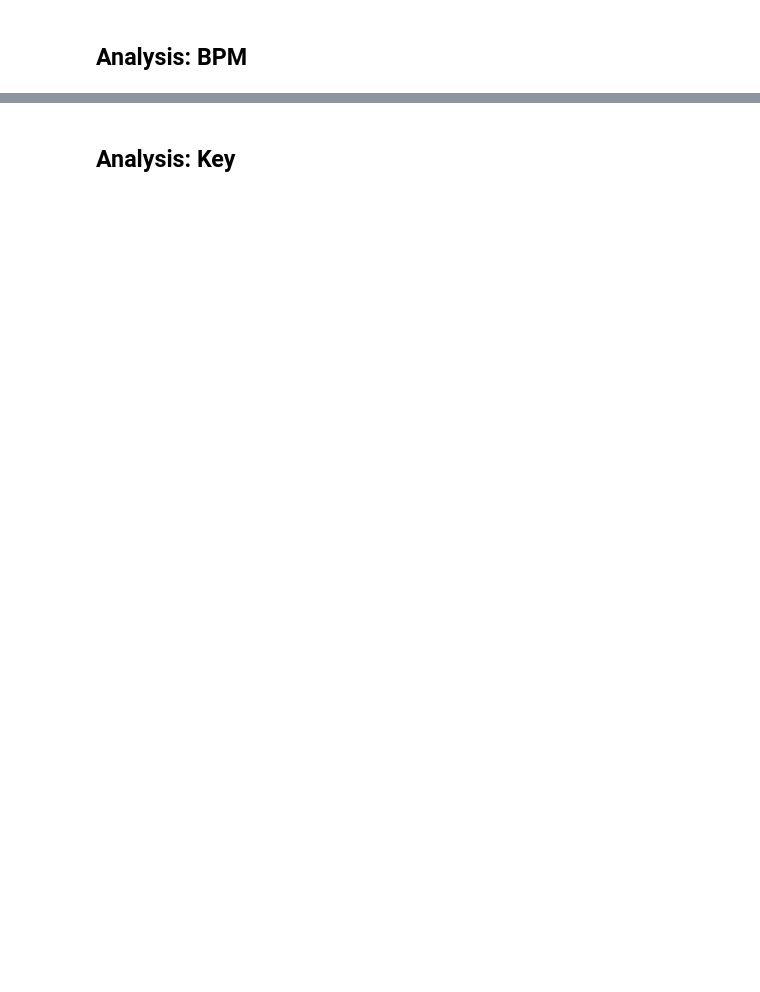
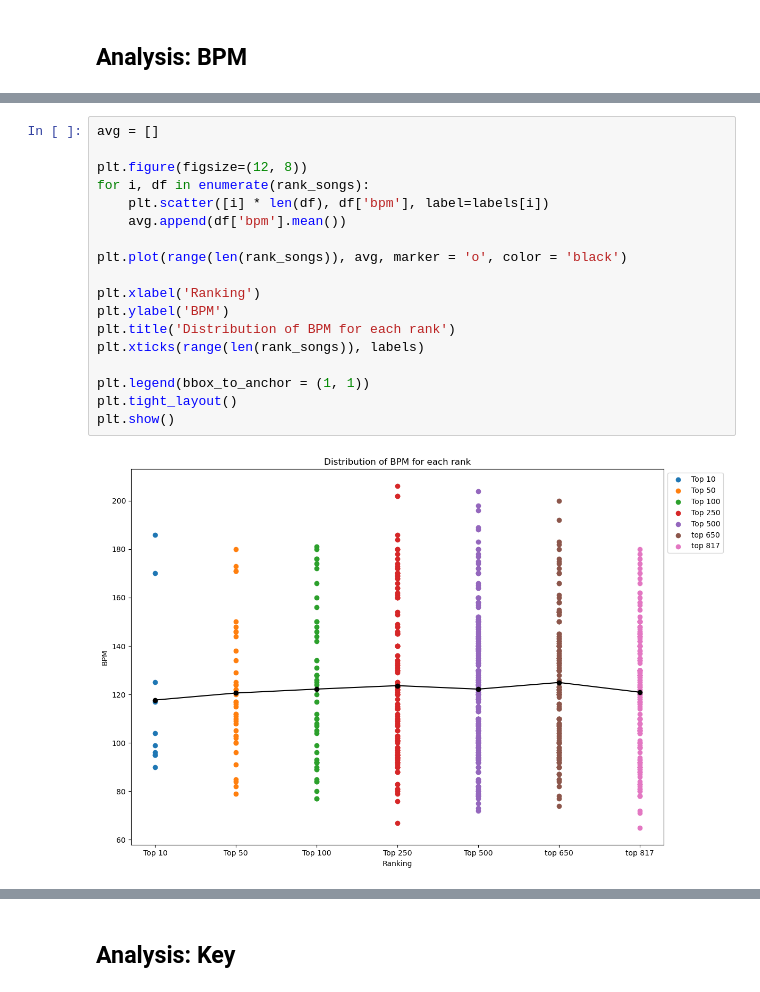
Before and after one commit to low122/Spotify-music-trend, a Jupyter notebook: spotifyAnalysis.ipynb, the cells around one changed output, grey strips where cells are left out. Drawn from its saved outputs; the diff is of its cells as text; blank space fills up the shorter version.

```diff
--- a/spotifyAnalysis.ipynb
+++ b/spotifyAnalysis.ipynb
@@ -637,0 +745,20 @@ P-value: 0.19727433899671962
+# %%
+avg = []
+
+plt.figure(figsize=(12, 8))
+for i, df in enumerate(rank_songs):
+    plt.scatter([i] * len(df), df['bpm'], label=labels[i])
+    avg.append(df['bpm'].mean())
+
+plt.plot(range(len(rank_songs)), avg, marker = 'o', color = 'black')
+
+plt.xlabel('Ranking')
+plt.ylabel('BPM')
+plt.title('Distribution of BPM for each rank')
+plt.xticks(range(len(rank_songs)), labels)
+
+plt.legend(bbox_to_anchor = (1, 1))
+plt.tight_layout()
+plt.show()
+# %% [output]
+[figure, added]
```
Also changed, not shown: parts of 17 cells of this notebook.
